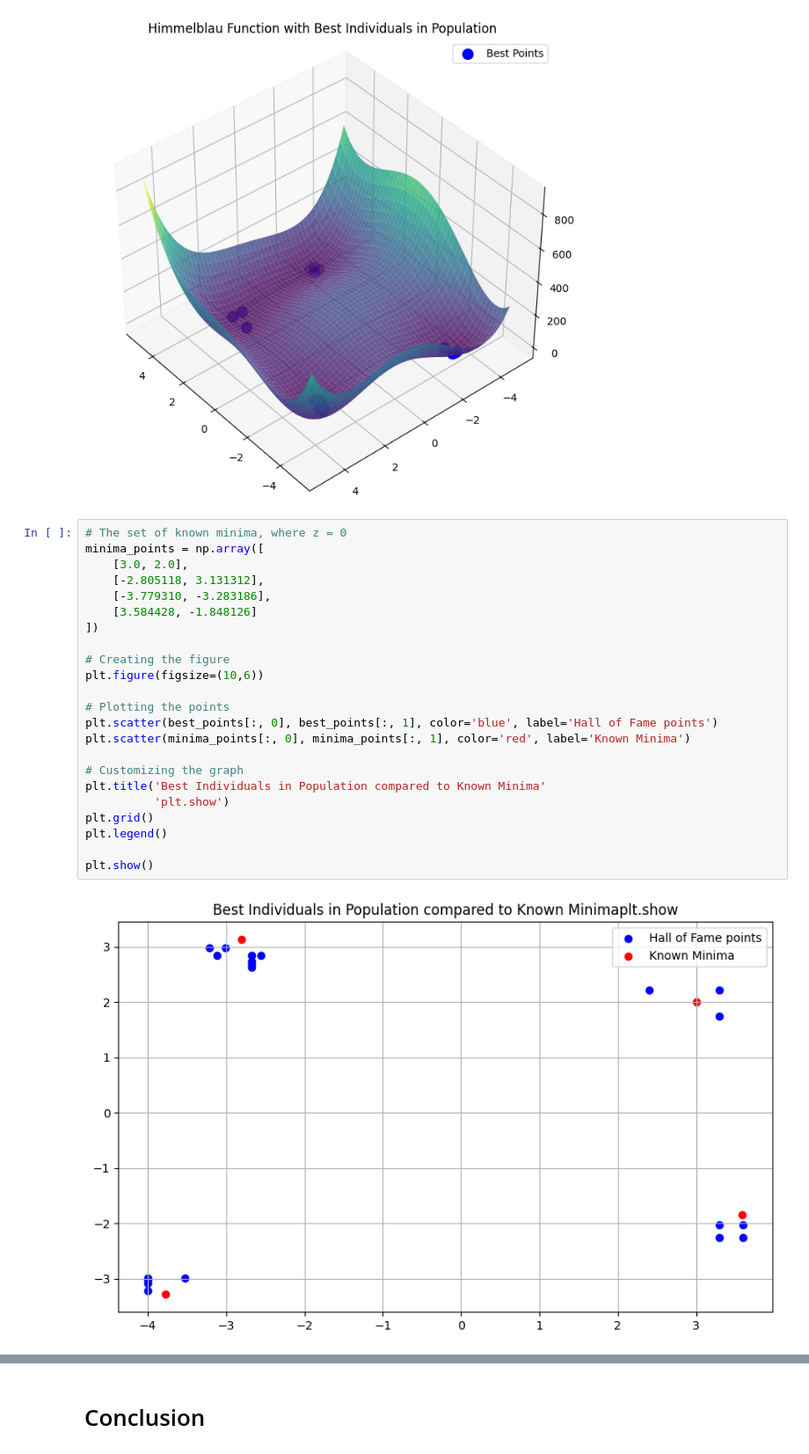
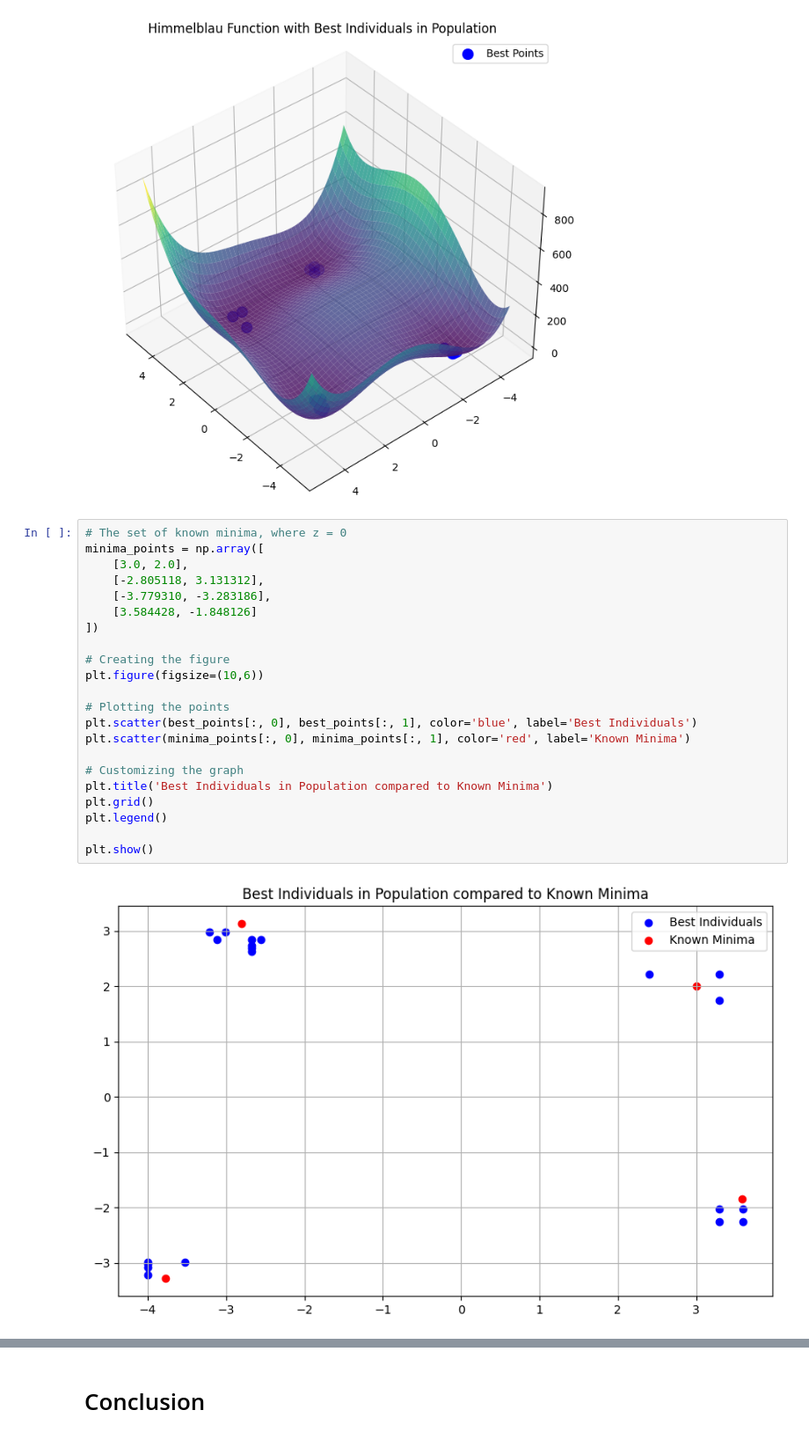
Before and after one commit to ehh67855/Deap-Project, a Jupyter notebook: Himmelblau.ipynb, the cells around one changed output, grey strips where cells are left out. Shown at 88% size. Saved outputs shown, nothing was run; the diff lists cells and outputs as text.

```diff
--- a/Himmelblau.ipynb
+++ b/Himmelblau.ipynb
@@ -271,27 +271,26 @@ plt.show()
 # %%
 # The set of known minima, where z = 0
 minima_points = np.array([
     [3.0, 2.0],
     [-2.805118, 3.131312],
     [-3.779310, -3.283186],
     [3.584428, -1.848126]
 ])
 
 # Creating the figure
 plt.figure(figsize=(10,6))
 
 # Plotting the points
-plt.scatter(best_points[:, 0], best_points[:, 1], color='blue', label='Hall of Fame points')
+plt.scatter(best_points[:, 0], best_points[:, 1], color='blue', label='Best Individuals')
 plt.scatter(minima_points[:, 0], minima_points[:, 1], color='red', label='Known Minima')
 
 # Customizing the graph
-plt.title('Best Individuals in Population compared to Known Minima'
-          'plt.show')
+plt.title('Best Individuals in Population compared to Known Minima')
 plt.grid()
 plt.legend()
 
 plt.show()
 # %% [output]
-[figure, old version]
+[figure, new version]
 # %% [markdown]
 # Analysis
```
Also changed, not shown: parts of 2 cells of this notebook.
